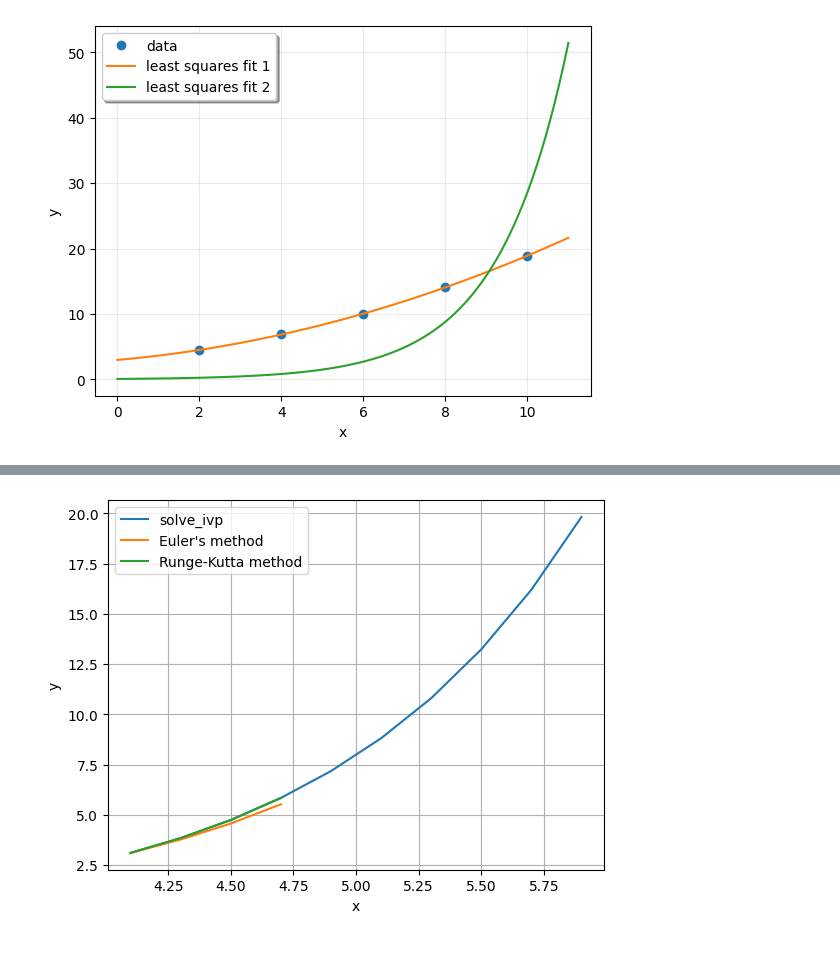
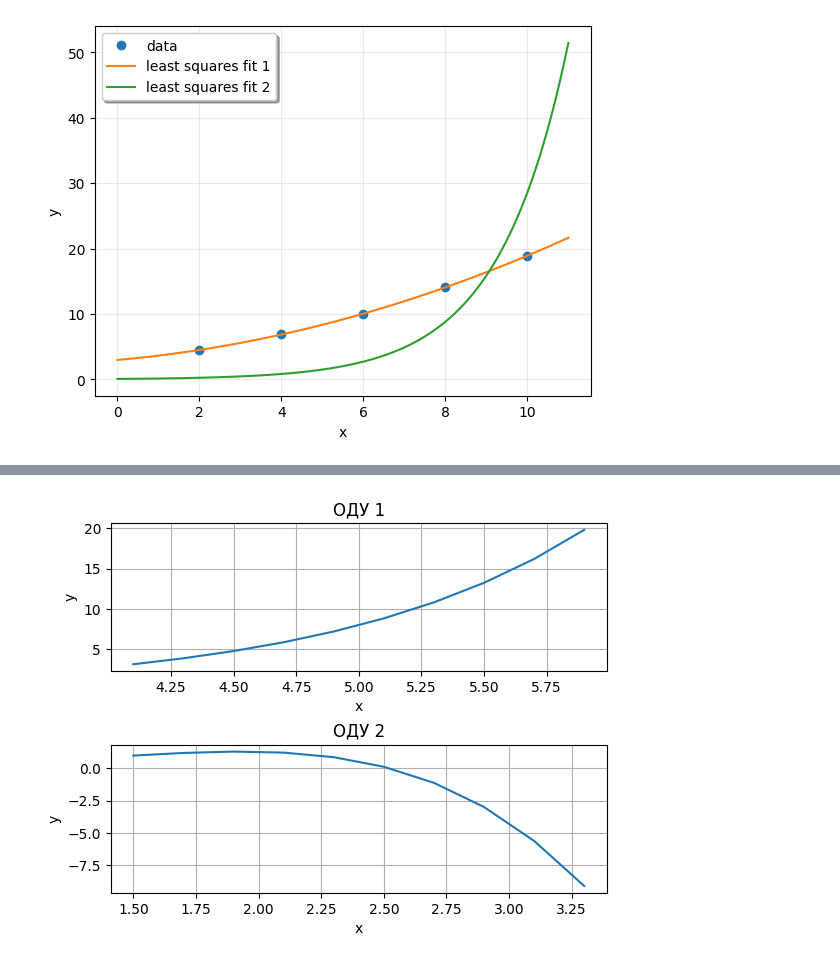
Before and after one commit to caashka/computer_math, a Jupyter notebook: Практическая_работа_№4_Библиотека_SciPy_Часть_№1.ipynb, the cells around one changed output, grey strips where cells are left out. Drawn from its saved outputs; the diff is of its cells as text; code cells hidden in the pictures.

```diff
--- a/Практическая_работа_№4_Библиотека_SciPy_Часть_№1.ipynb
+++ b/Практическая_работа_№4_Библиотека_SciPy_Часть_№1.ipynb
@@ -400,33 +382,33 @@ import numpy as np
 import matplotlib.pyplot as plt
 from scipy.integrate import solve_ivp
 
-# Правая часть ОДУ
-def f(x, y, v, u, o, j):
+def f1(x, y, v=1):
     return y + v / x
 
-# Метод Эйлера
-def euler_method(x0, y0, h, v, u, o, j):
+def f2(x, y):
+  return y + x ** 2 * np.cos(x)
+
+def euler_method(f, x0, y0, h):
     x_values = [x0]
     y_values = [y0]
 
     for _ in range(3):
         x0 += h
-        y0 += h * f(x0, y0, v, u, o, j)
+        y0 += h * f(x0, y0)
         x_values.append(x0)
         y_values.append(y0)
 
     return x_values, y_values
 
-# Метод Рунге-Кутты
-def rk_method(x0, y0, h, v, u, o, j):
+def rk_method(f, x0, y0, h):
     x_values = [x0]
     y_values = [y0]
 
     for _ in range(3):
-        k1 = h * f(x0, y0, v, u, o, j)
-        k2 = h * f(x0 + h / 2, y0 + k1 / 2, v, u, o, j)
-        k3 = h * f(x0 + h / 2, y0 + k2 / 2, v, u, o, j)
-        k4 = h * f(x0 + h, y0 + k3, v, u, o, j)
+        k1 = h * f(x0, y0)
+        k2 = h * f(x0 + h / 2, y0 + k1 / 2)
+        k3 = h * f(x0 + h / 2, y0 + k2 / 2)
+        k4 = h * f(x0 + h, y0 + k3)
 
         x0 += h
         y0 += (k1 + 2 * k2 + 2 * k3 + k4) / 6
@@ -435,33 +417,29 @@ def rk_method(x0, y0, h, v, u, o, j):
 
     return x_values, y_values
 
-# Решение с помощью solve_ivp
-def solve_with_scipy(x0, y0, v, u, o, j):
-    def fun(x, y):
-        return f(x, y, v, u, o, j)
+def solve_with_scipy(f, x0, y0, h):
+
 
     t_span = (x0, x0 + 2)
     t_eval = np.arange(x0, x0 + 2, h)
-    sol = solve_ivp(fun, t_span, [y0], t_eval=t_eval)
+    sol = solve_ivp(f, t_span, [y0], t_eval=t_eval)
 
     return sol.t, sol.y[0]
 
-# Параметры
 v, u, o, j = 1, 1, 1, 1
 x0 = 3 + v + 0.1 * u
 y0 = 2 + o + 0.1 * j
 h = 0.2
+x01 = 0.5 * (o + j + 1)
+y01 = (v + u) / 2
 
-# Решение методом Эйлера
-x_euler, y_euler = euler_method(x0, y0, h, v, u, o, j)
+x_euler, y_euler = euler_method(f1, x0, y0, h)
 
-# Решение методом Рунге-Кутты
-x_rk, y_rk = rk_method(x0, y0, h, v, u, o, j)
+x_rk, y_rk = rk_method(f1, x0, y0, h)
 
-# Решение с помощью solve_ivp
-x_scipy, y_scipy = solve_with_scipy(x0, y0, v, u, o, j)
+x_scipy1, y_scipy1 = solve_with_scipy(f1, x0, y0, h)
 
-# Вывод результатов в таблицу
+
 print("Метод Эйлера:")
 for x, y in zip(x_euler, y_euler):
     print(f"x = {x:.2f}, y = {y:.2f}")
@@ -470,14 +448,35 @@ print("\nМетод Рунге-Кутты:")
 for x, y in zip(x_rk, y_rk):
     print(f"x = {x:.2f}, y = {y:.2f}")
 
-# Графическое решение
-plt.plot(x_scipy, y_scipy, label="solve_ivp")
-plt.plot(x_euler, y_euler, label="Euler's method")
-plt.plot(x_rk, y_rk, label="Runge-Kutta method")
+x_euler, y_euler = euler_method(f2, x01, y01, h)
+
+x_rk, y_rk = rk_method(f2, x01, y01, h)
+
+x_scipy2, y_scipy2 = solve_with_scipy(f2, x01, y01, h)
+
+print(f'\n-------------------------------------\n')
+print("Метод Эйлера:")
+for x, y in zip(x_euler, y_euler):
+    print(f"x = {x:.2f}, y = {y:.2f}")
+
+print("\nМетод Рунге-Кутты:")
+for x, y in zip(x_rk, y_rk):
+    print(f"x = {x:.2f}, y = {y:.2f}")
+
+fig, axs = plt.subplots(2, 1)
+plt.subplot(2, 1, 1)
 plt.xlabel("x")
 plt.ylabel("y")
-plt.legend()
 plt.grid()
+axs[0].plot(x_scipy1, y_scipy1, label="solve_ivp")
+axs[0].set_title('ОДУ 1')
+plt.subplot(2, 1, 2)
+plt.xlabel("x")
+plt.ylabel("y")
+plt.grid()
+axs[1].plot(x_scipy2, y_scipy2, label="solve_ivp")
+axs[1].set_title('ОДУ 2')
+plt.subplots_adjust(hspace=0.5)
 plt.show()
 # %% [output]
 Метод Эйлера:
@@ -494 +499 @@ x = 4.70, y = 5.84
-[figure, old version]
+[figure, new version]
```
Also changed, not shown: parts of 9 cells of this notebook.
